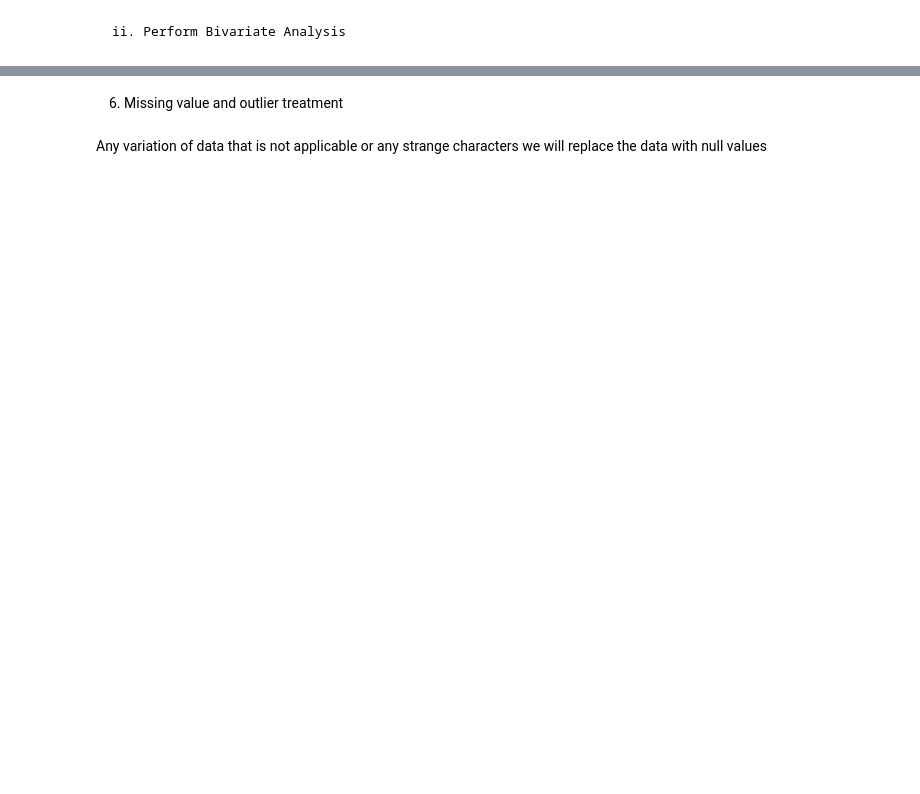
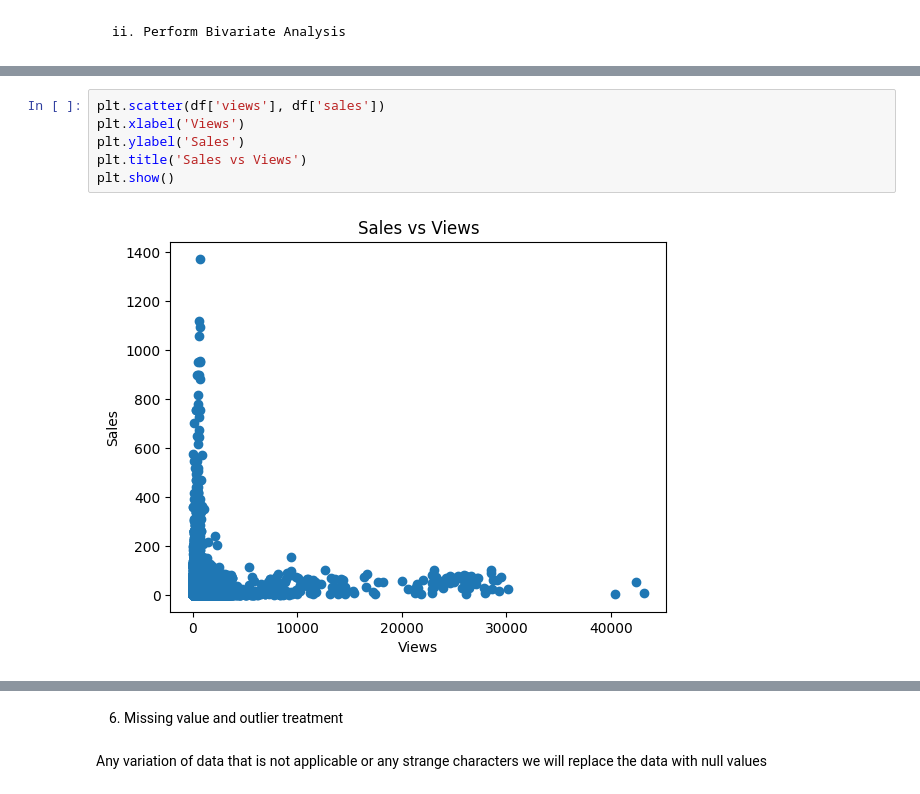
Before and after one commit to Jandre-S/MLG-382-CYO-Project-Project2, a Jupyter notebook: notebooks/modeling.ipynb, the cells around one changed output, grey strips where cells are left out. Cells and saved outputs as stored; diff of their text form; blank space fills up the shorter version.

```diff
--- a/notebooks/modeling.ipynb
+++ b/notebooks/modeling.ipynb
@@ -211,0 +235,8 @@ KeyboardInterrupt:
+# %%
+plt.scatter(df['views'], df['sales'])
+plt.xlabel('Views')
+plt.ylabel('Sales')
+plt.title('Sales vs Views')
+plt.show()
+# %% [output]
+[figure, added]
```
Also changed, not shown: parts of 32 cells of this notebook.
